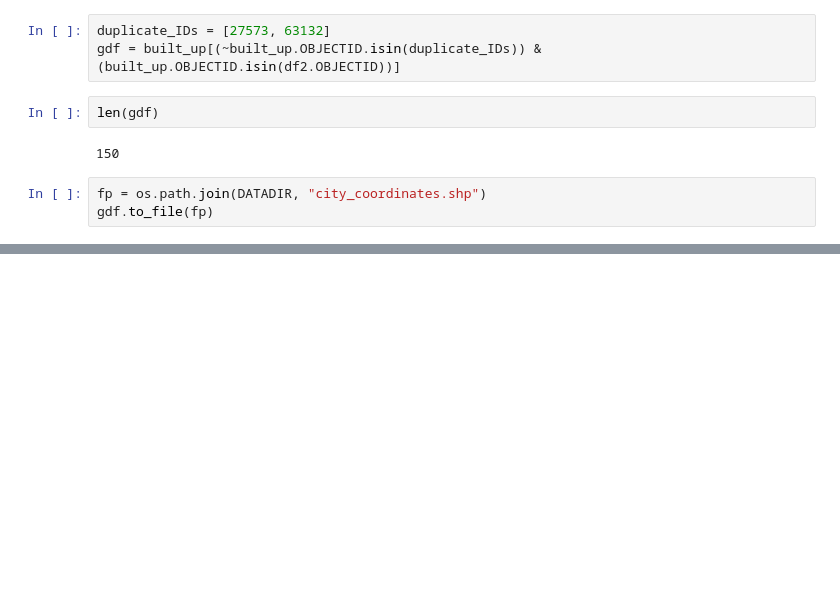
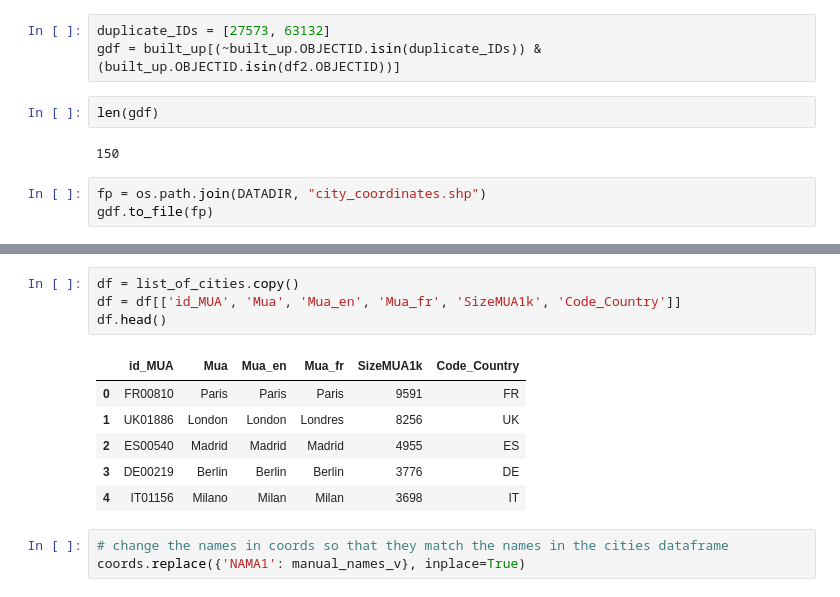
Before and after one commit to seriousdeejay/citynet, a Jupyter notebook: src/analyses/Brecht/dataframe_for_gm.ipynb, the cells around one changed output, grey strips where cells are left out. Saved outputs shown, nothing was run; the diff lists cells and outputs as text; blank space fills up the shorter version.

```diff
--- a/src/analyses/Brecht/dataframe_for_gm.ipynb
+++ b/src/analyses/Brecht/dataframe_for_gm.ipynb
@@ -381,0 +315,14 @@ Wuppertal is not in this dataset, added manually in QGIS based on OpenStreetMap
+# %%
+df = list_of_cities.copy()
+df = df[['id_MUA', 'Mua', 'Mua_en', 'Mua_fr', 'SizeMUA1k', 'Code_Country']]
+df.head()
+# %% [output]
+|  | id_MUA | Mua | Mua_en | Mua_fr | SizeMUA1k | Code_Country |
+| 0 | FR00810 | Paris | Paris | Paris | 9591 | FR |
+| 1 | UK01886 | London | London | Londres | 8256 | UK |
+| 2 | ES00540 | Madrid | Madrid | Madrid | 4955 | ES |
+| 3 | DE00219 | Berlin | Berlin | Berlin | 3776 | DE |
+| 4 | IT01156 | Milano | Milan | Milan | 3698 | IT |
+# %%
+# change the names in coords so that they match the names in the cities dataframe
+coords.replace({'NAMA1': manual_names_v}, inplace=True)
```
Also changed, not shown: parts of 26 cells of this notebook, 5 other files.
